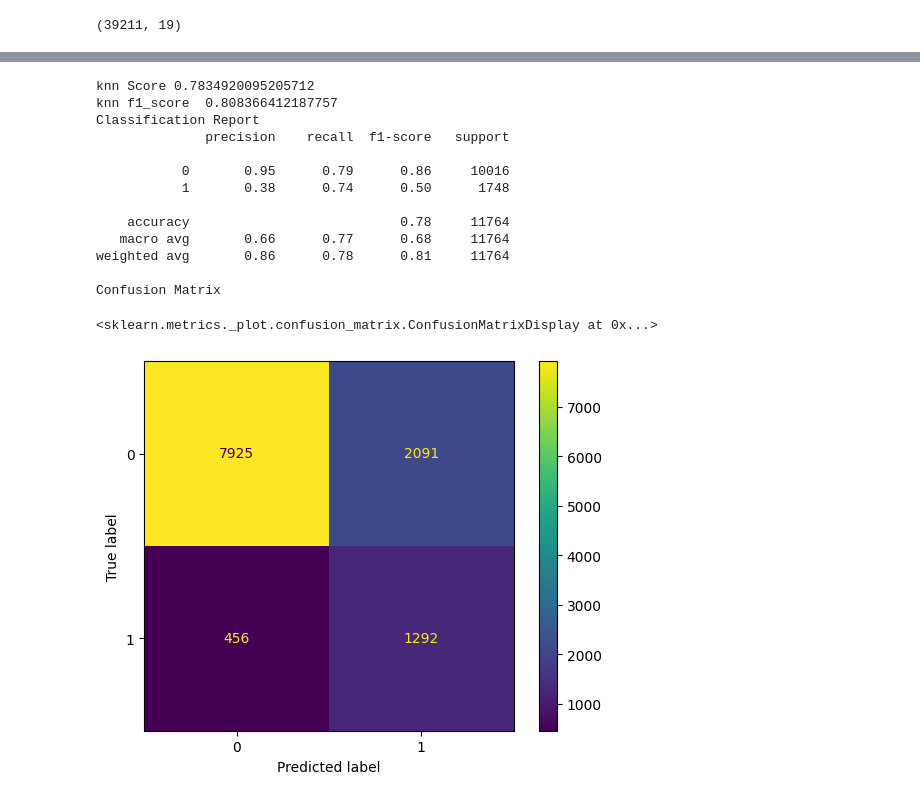
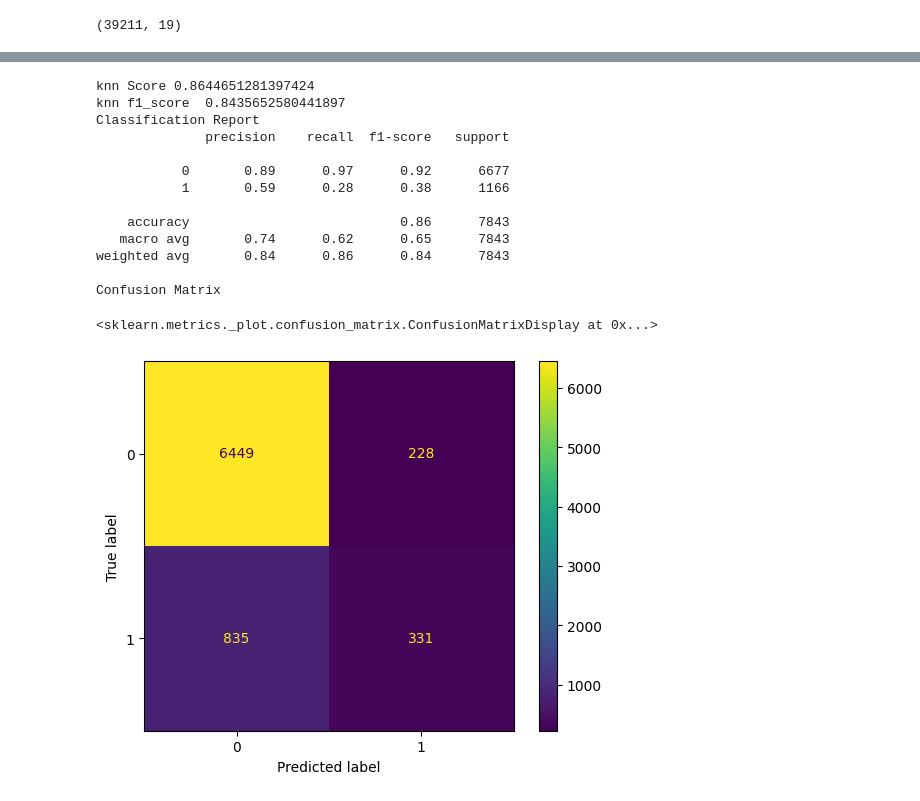
Before and after one commit to linisha04/Predict-the-Success-of-Bank-telemarketing, a Jupyter notebook: liniiiii.ipynb, the cells around one changed output, grey strips where cells are left out. Drawn from its saved outputs; the diff is of its cells as text; code cells hidden in the pictures.

```diff
--- a/liniiiii.ipynb
+++ b/liniiiii.ipynb
@@ -930,7 +930,7 @@ from sklearn.pipeline import Pipeline
 from sklearn.metrics import f1_score
 
 
-xtrain , xtest , ytrain , ytest = train_test_split(train , y ,test_size=0.3, random_state=1 , shuffle=True , stratify=y)
+xtrain , xtest , ytrain , ytest = train_test_split(train , y ,test_size=0.2, random_state=1 , shuffle=True , stratify=y)
 
 # xval , xtest , yval , ytest = train_test_split(xtemp , ytemp ,test_size=0.5, random_state=1 , shuffle=True , stratify=ytemp)
 
@@ -988,8 +988,7 @@ Name: count, dtype: int64
 from sklearn.ensemble import RandomForestClassifier
 from imblearn.pipeline import Pipeline
 
-# randomForestClassifier=Pipeline([('col_transformer',col_transformer),('randomForest',RandomForestClassifier(random_state=1))])
-rf=RandomForestClassifier(random_state=1 , n_estimators=100, max_depth=10,class_weight='balanced' , min_samples_split=3 , min_samples_leaf=3  , n_jobs=-1)
+rf=RandomForestClassifier(random_state=1 , n_estimators=200, max_depth=10,class_weight='balanced' , min_samples_split=3 , min_samples_leaf=3  , n_jobs=-1)
 randomForestClassifier=Pipeline([('col_transformer',col_transformer),('pca' ,PCA())
                                  ,('randomForest',rf)])
 
@@ -1027,0 +1027,23 @@ Confusion Matrix
+# %%
+from imblearn.ensemble import EasyEnsembleClassifier
+eec = EasyEnsembleClassifier(estimator=rf ,random_state=1,n_jobs=-1)
+
+
+from imblearn.over_sampling import ADASYN
+
+adasyn = ADASYN(random_state=1)
+# xtrain, ytrain = adasyn.fit_resample(xtrain, ytrain)
+
+easy=Pipeline([('col_transformer',col_transformer),('adasyn',adasyn)
+                                 ,('eec',eec)])
+easy.fit(xtrain, ytrain)
+ypred_easy=easy.predict(xtest)
+
+
+print('Classification Report')
+
+print(classification_report(ytest ,ypred_easy))
+
+print('Confusion Matrix')
+
+ConfusionMatrixDisplay.from_estimator(easy,xtest,ytest)
@@ -1075,42 +1122,42 @@ Confusion Matrix
 # %%
 from sklearn.neighbors import KNeighborsClassifier
-kneighborsClassifier=KNeighborsClassifier(n_jobs=-1 , n_neighbors=5)
-knn=Pipeline([('col_transformer',col_transformer),('smote' , smote),('kneighborsClassifier',kneighborsClassifier)])
+kneighborsClassifier=KNeighborsClassifier(n_jobs=-1 , n_neighbors=32)
+knn=Pipeline([('col_transformer',col_transformer),('kneighborsClassifier',kneighborsClassifier)])
 
 
 knn.fit(xtrain , ytrain)
 
 ypred_knn=knn.predict(xtest)
 
 
 print(   'knn Score'   ,  knn.score(xtest,ytest)  )
 
 
 print(   'knn f1_score '  ,     f1_score(ytest, ypred_knn  , average='weighted')    )
 
 print('Classification Report')
 
 print(classification_report(ytest ,ypred_knn))
 
 print('Confusion Matrix')
 
 ConfusionMatrixDisplay.from_estimator(knn,xtest,ytest)
 # %% [output]
-knn Score 0.7834920095205712
-knn f1_score  0.808366412187757
+knn Score 0.8644651281397424
+knn f1_score  0.8435652580441897
 Classification Report
               precision    recall  f1-score   support
 
-           0       0.95      0.79      0.86     10016
-           1       0.38      0.74      0.50      1748
+           0       0.89      0.97      0.92      6677
+           1       0.59      0.28      0.38      1166
 
-    accuracy                           0.78     11764
-   macro avg       0.66      0.77      0.68     11764
-weighted avg       0.86      0.78      0.81     11764
+    accuracy                           0.86      7843
+   macro avg       0.74      0.62      0.65      7843
+weighted avg       0.84      0.86      0.84      7843
 
 Confusion Matrix
 <sklearn.metrics._plot.confusion_matrix.ConfusionMatrixDisplay at 0x...>
-[figure, old version]
+[figure, new version]
 # %%
 
 #  test=col_transformer.transform(test)
```
Also changed, not shown: parts of 11 cells of this notebook.
